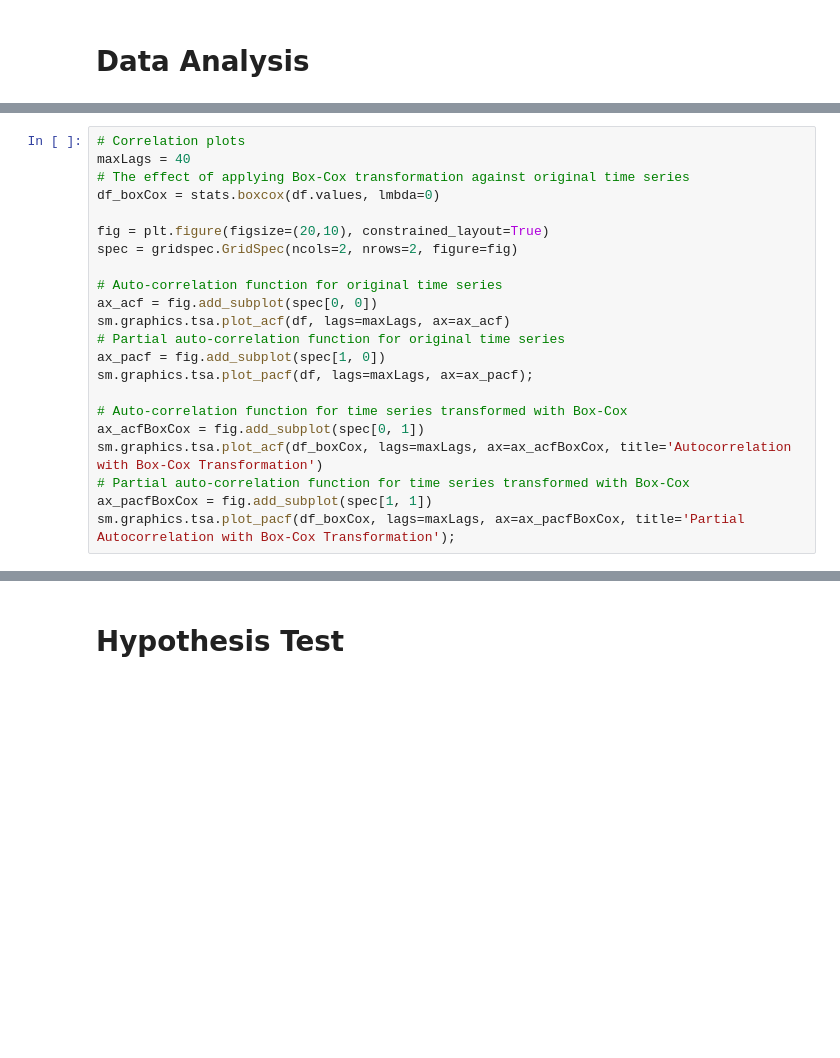
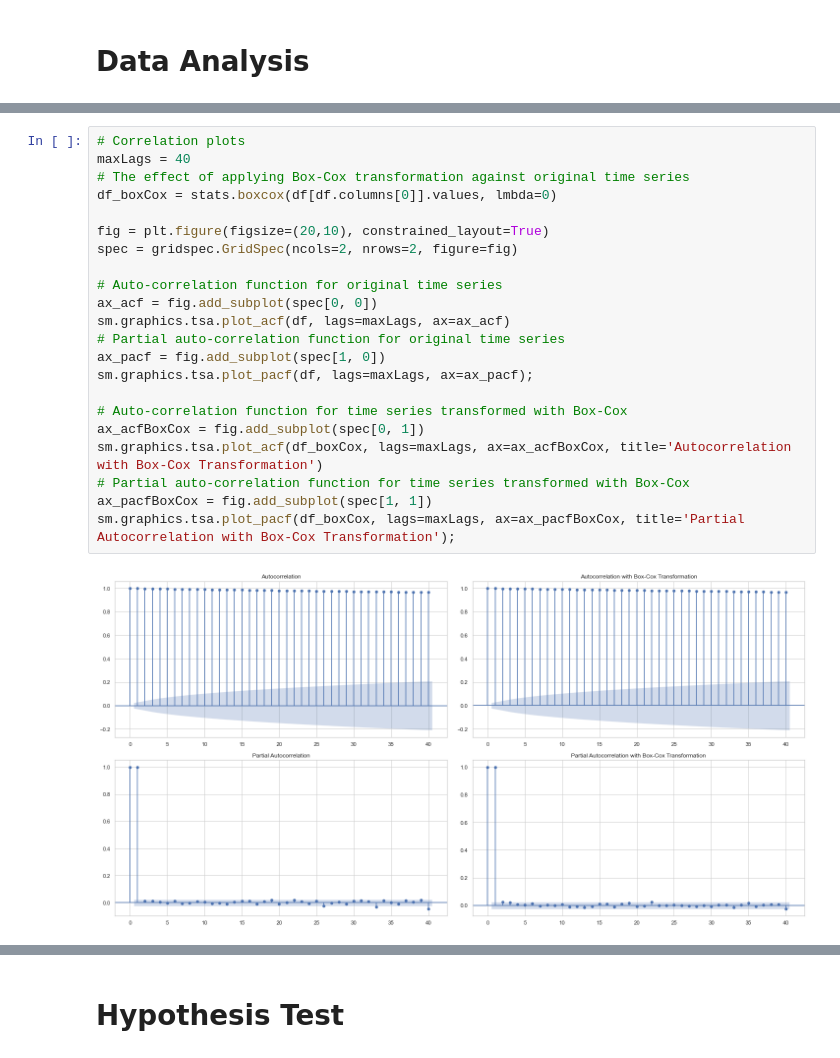
Before and after one commit to DidierRLopes/UnivariateTimeSeriesForecast, a Jupyter notebook: ExploratoryDataAnalysis.ipynb, the cells around one changed output, grey strips where cells are left out. Saved outputs shown, nothing was run; the diff lists cells and outputs as text; blank space fills up the shorter version.

```diff
--- a/ExploratoryDataAnalysis.ipynb
+++ b/ExploratoryDataAnalysis.ipynb
@@ -440,25 +506,27 @@ plt.ylabel('Transformed ' + ylab);
 # %%
 # Correlation plots
 maxLags = 40
 # The effect of applying Box-Cox transformation against original time series
-df_boxCox = stats.boxcox(df.values, lmbda=0)
+df_boxCox = stats.boxcox(df[df.columns[0]].values, lmbda=0)
 
 fig = plt.figure(figsize=(20,10), constrained_layout=True)
 spec = gridspec.GridSpec(ncols=2, nrows=2, figure=fig)
 
 # Auto-correlation function for original time series
 ax_acf = fig.add_subplot(spec[0, 0])
 sm.graphics.tsa.plot_acf(df, lags=maxLags, ax=ax_acf)
 # Partial auto-correlation function for original time series
 ax_pacf = fig.add_subplot(spec[1, 0])
 sm.graphics.tsa.plot_pacf(df, lags=maxLags, ax=ax_pacf);
 
 # Auto-correlation function for time series transformed with Box-Cox
 ax_acfBoxCox = fig.add_subplot(spec[0, 1])
 sm.graphics.tsa.plot_acf(df_boxCox, lags=maxLags, ax=ax_acfBoxCox, title='Autocorrelation with Box-Cox Transformation')
 # Partial auto-correlation function for time series transformed with Box-Cox
 ax_pacfBoxCox = fig.add_subplot(spec[1, 1])
 sm.graphics.tsa.plot_pacf(df_boxCox, lags=maxLags, ax=ax_pacfBoxCox, title='Partial Autocorrelation with Box-Cox Transformation');
+# %% [output]
+[figure, added]
 # %%
 # Q-Q plot
 # Compare time series against a standard normal curve
```
Also changed, not shown: parts of 24 cells of this notebook.
